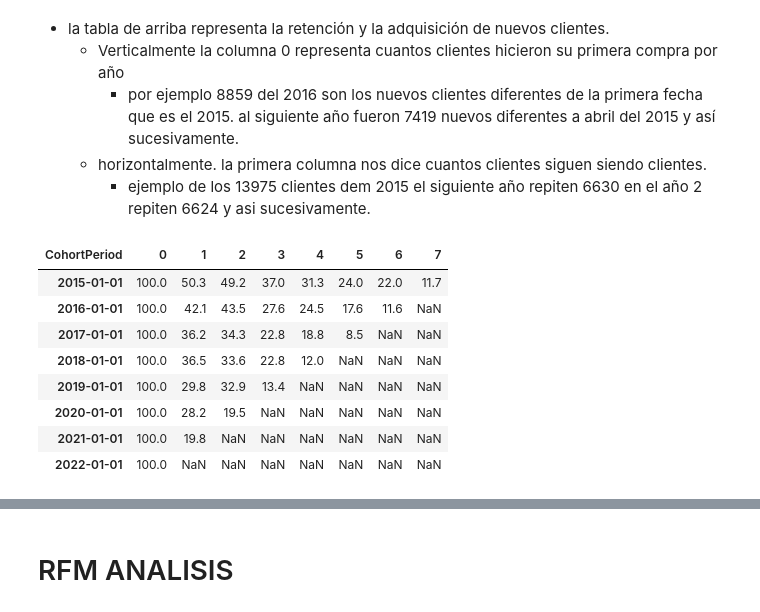
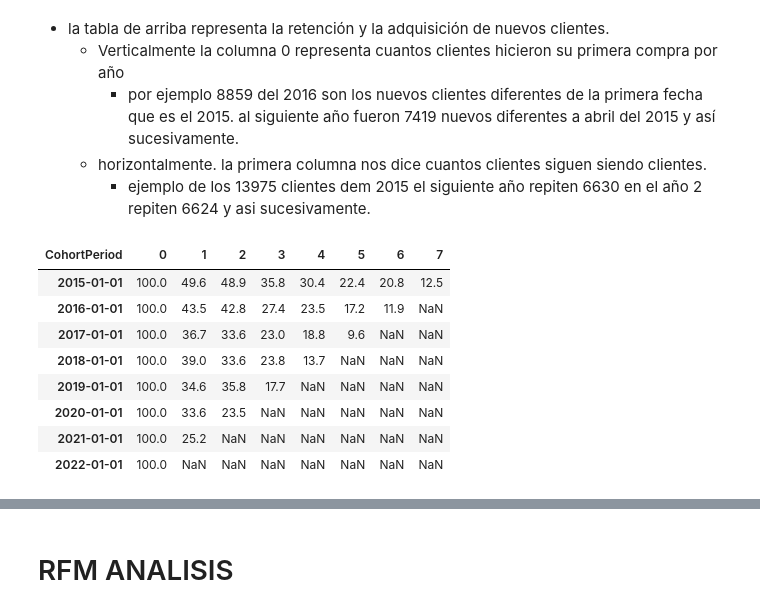
Before and after one commit to pacomm5/PLANTILLAS2, a Jupyter notebook: COHORT3_MIO4_TODOS.ipynb, the cells around one changed output, grey strips where cells are left out. Cells and saved outputs as stored; diff of their text form; code cells hidden in the pictures.

```diff
--- a/COHORT3_MIO4_TODOS.ipynb
+++ b/COHORT3_MIO4_TODOS.ipynb
@@ -946,8 +997,8 @@ df_cohort['InvoiceMonth'] = pd.to_datetime(df_cohort['InvoiceMonth'])"""
 # creating the first variable 'Invoice Month'
 # extracting only year-month from Invoice Date and day will be 1 automatically
 
-df_cohort_audi['InvoiceYear'] = df_cohort_audi['Fecha_Apertura'].dt.strftime("%Y") # Estamos convirtiendo tanto el mes como el día a 1
+df_cohort_todos['InvoiceYear'] = df_cohort_todos['Fecha_Apertura'].dt.strftime("%Y") # Estamos convirtiendo tanto el mes como el día a 1
 # luego en formato fecha.
 # converting the variable to datetime format
-df_cohort_audi['InvoiceYear'] = pd.to_datetime(df_cohort_audi['InvoiceYear'])
+df_cohort_todos['InvoiceYear'] = pd.to_datetime(df_cohort_todos['InvoiceYear'])
 # %%
@@ -969,7 +1020,7 @@ Name: InvoiceYear, Length: 123644, dtype: datetime64[ns]
 # creating the second variable 'Cohort Month'
 # getting the first time purchase date for each customer
 
-df_cohort_audi['CohortYear'] = df_cohort_audi.groupby('Bastidor')['InvoiceYear'].transform('min') # aqui saca la primera compra.
+df_cohort_todos['CohortYear'] = df_cohort_todos.groupby('Bastidor')['InvoiceYear'].transform('min') # aqui saca la primera compra.
 # converting the variable to datetime format
-df_cohort_audi['CohortYear'] = pd.to_datetime(df_cohort_audi['CohortYear'])
+df_cohort_todos['CohortYear'] = pd.to_datetime(df_cohort_todos['CohortYear'])
 # %%
@@ -1013,5 +1064,5 @@ def diff_Year(d1, d2):
     return((d1.dt.year - d2.dt.year))
     # multiplica * 12 para convertir la diferencia en años en meses. luego le suma los meses del ultimo año.
 
-df_cohort_audi['CohortPeriod'] = diff_Year(df_cohort_audi['InvoiceYear'], df_cohort_audi['CohortYear'])
+df_cohort_todos['CohortPeriod'] = diff_Year(df_cohort_todos['InvoiceYear'], df_cohort_todos['CohortYear'])
 # %%
@@ -1026,6 +1077,6 @@ df_cohort_audi.sample(5)
 # %%
-customer_cohort_audi = df_cohort_audi.pivot_table(index='CohortYear', columns='CohortPeriod', values='Bastidor', aggfunc='nunique')
-customer_cohort_audi
+customer_cohort_todos = df_cohort_todos.pivot_table(index='CohortYear', columns='CohortPeriod', values='Bastidor', aggfunc='nunique')
+customer_cohort_todos
 # aqui lo que hacemos es una pivot table. donde el index son las fechas de Cohort month
 # las columnas son el cohort period, los valores son el count de customer id, y con aggfunc le pedimos que sean únicos.
 # %% [output]
@@ -1050,22 +1101,22 @@ customer_cohort_audi.to_excel("/content/drive/MyDrive/Colab Notebooks/pivot_audi
 # %%
 # Retention table
 # lo mismo que lo anterior pero expresado en porcentajes.
 
-cohort_size = customer_cohort_audi.iloc[:,0] # todas las filas y la primera columna. customer_cohort es la pivot table.
+cohort_size = customer_cohort_todos.iloc[:,0] # todas las filas y la primera columna. customer_cohort es la pivot table.
 # cogemos la primera fila 0, porque será el dividendo de todos los calculos
-retention = customer_cohort_audi.divide(cohort_size,axis=0) #axis=0 to ensure the divide along the row axis
+retention = customer_cohort_todos.divide(cohort_size,axis=0) #axis=0 to ensure the divide along the row axis
 # dividimos todos los valores entre la primera columna que es cohort_size
 retention.index = pd.to_datetime(retention.index).date
 retention.round(3) * 100 #to show the number as percentage
 # %% [output]
 | CohortPeriod | 0 | 1 | 2 | 3 | 4 | 5 | 6 | 7 |
-| 2015-01-01 | 100.0 | 50.3 | 49.2 | 37.0 | 31.3 | 24.0 | 22.0 | 11.7 |
-| 2016-01-01 | 100.0 | 42.1 | 43.5 | 27.6 | 24.5 | 17.6 | 11.6 | NaN |
-| 2017-01-01 | 100.0 | 36.2 | 34.3 | 22.8 | 18.8 | 8.5 | NaN | NaN |
-| 2018-01-01 | 100.0 | 36.5 | 33.6 | 22.8 | 12.0 | NaN | NaN | NaN |
-| 2019-01-01 | 100.0 | 29.8 | 32.9 | 13.4 | NaN | NaN | NaN | NaN |
-| 2020-01-01 | 100.0 | 28.2 | 19.5 | NaN | NaN | NaN | NaN | NaN |
-| 2021-01-01 | 100.0 | 19.8 | NaN | NaN | NaN | NaN | NaN | NaN |
+| 2015-01-01 | 100.0 | 49.6 | 48.9 | 35.8 | 30.4 | 22.4 | 20.8 | 12.5 |
+| 2016-01-01 | 100.0 | 43.5 | 42.8 | 27.4 | 23.5 | 17.2 | 11.9 | NaN |
+| 2017-01-01 | 100.0 | 36.7 | 33.6 | 23.0 | 18.8 | 9.6 | NaN | NaN |
+| 2018-01-01 | 100.0 | 39.0 | 33.6 | 23.8 | 13.7 | NaN | NaN | NaN |
+| 2019-01-01 | 100.0 | 34.6 | 35.8 | 17.7 | NaN | NaN | NaN | NaN |
+| 2020-01-01 | 100.0 | 33.6 | 23.5 | NaN | NaN | NaN | NaN | NaN |
+| 2021-01-01 | 100.0 | 25.2 | NaN | NaN | NaN | NaN | NaN | NaN |
 | 2022-01-01 | 100.0 | NaN | NaN | NaN | NaN | NaN | NaN | NaN |
 # %%
 #Build the heatmap or pictorial representation of above table
```
Also changed, not shown: parts of 89 cells of this notebook.
